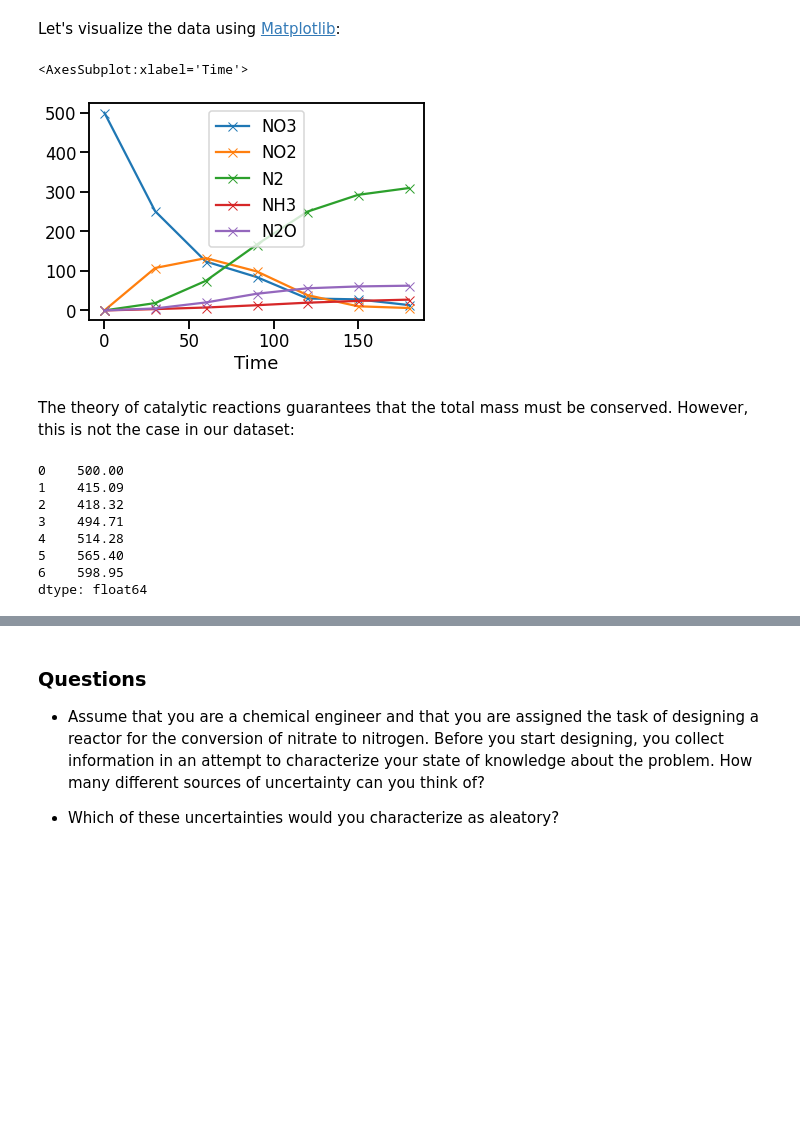
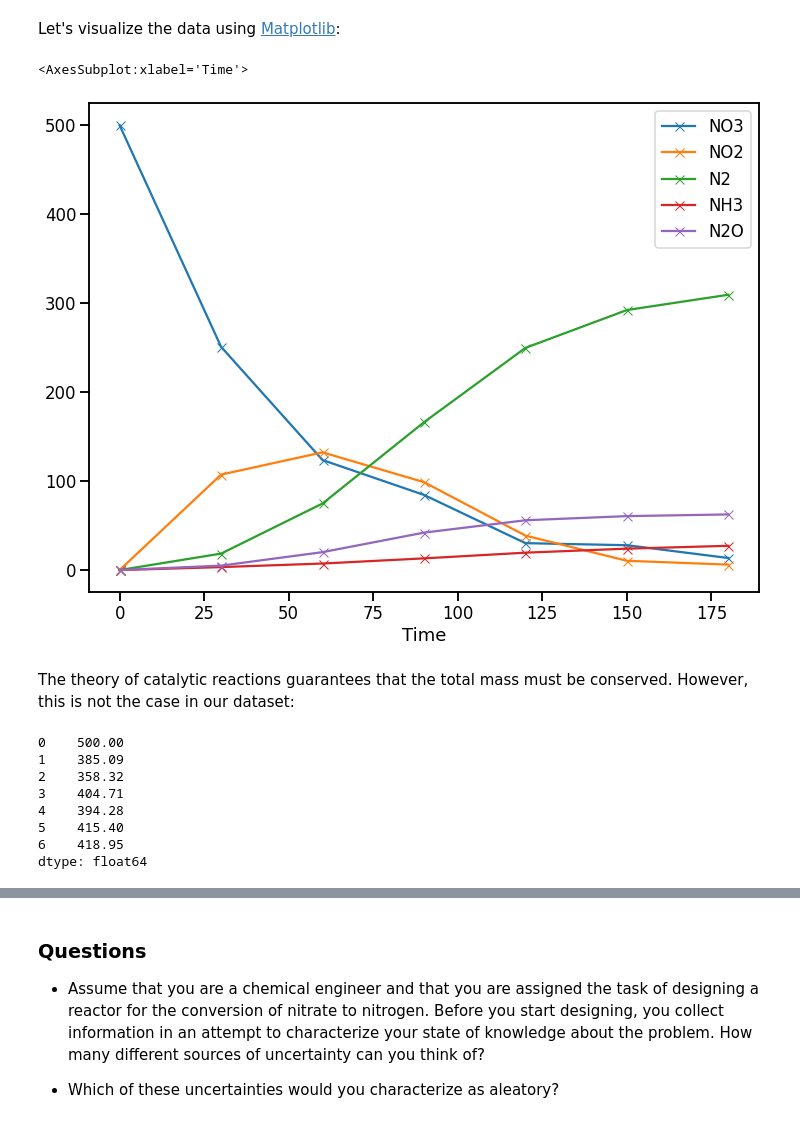
Before and after one commit to murakrishn/uq-course, a Jupyter notebook: lectures/lecture_02.ipynb, the cells around one changed output, grey strips where cells are left out. Drawn from its saved outputs; the diff is of its cells as text; code cells hidden in the pictures; blank space fills up the shorter version.

```diff
--- a/lectures/lecture_02.ipynb
+++ b/lectures/lecture_02.ipynb
@@ -305,23 +305,23 @@ catalysis_data
 # %% [markdown]
 Let's visualize the data using [Matplotlib](http://matplotlib.org):
 # %%
-catalysis_data.plot(x='Time', style='-x')
+catalysis_data.plot(x='Time', style='-x', figsize=(12,9))
 # %% [output]
 <AxesSubplot:xlabel='Time'>
-[figure, old version]
+[figure, new version]
 # %% [markdown]
 The theory of catalytic reactions guarantees that the total mass must be conserved.
 However, this is not the case in our dataset:
 # %%
-catalysis_data.sum(axis=1)
+catalysis_data.iloc[:,1:].sum(axis=1)
 # %% [output]
 0    500.00
-1    415.09
-2    418.32
-3    494.71
-4    514.28
-5    565.40
-6    598.95
+1    385.09
+2    358.32
+3    404.71
+4    394.28
+5    415.40
+6    418.95
 dtype: float64
 # %% [markdown]
 This inconsistency suggests the existence of an intermediate unobserved reaction product X.
```
Also changed, not shown: 1 other file.
